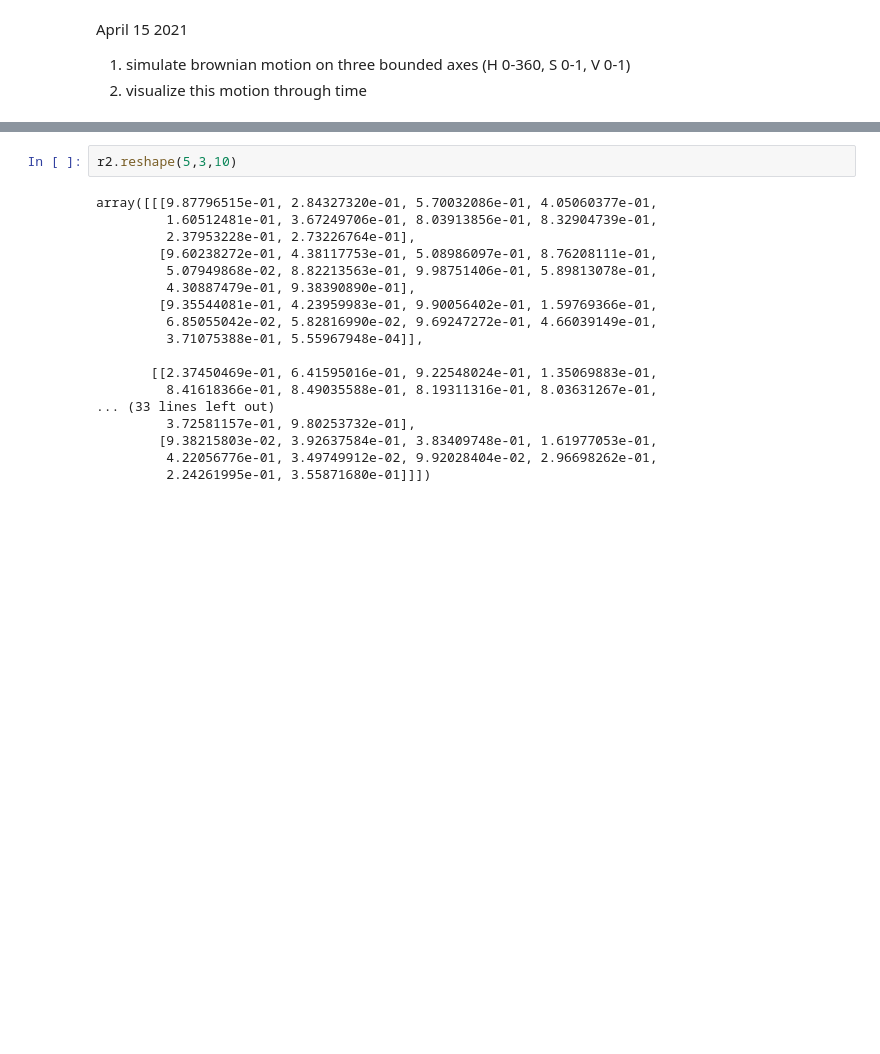
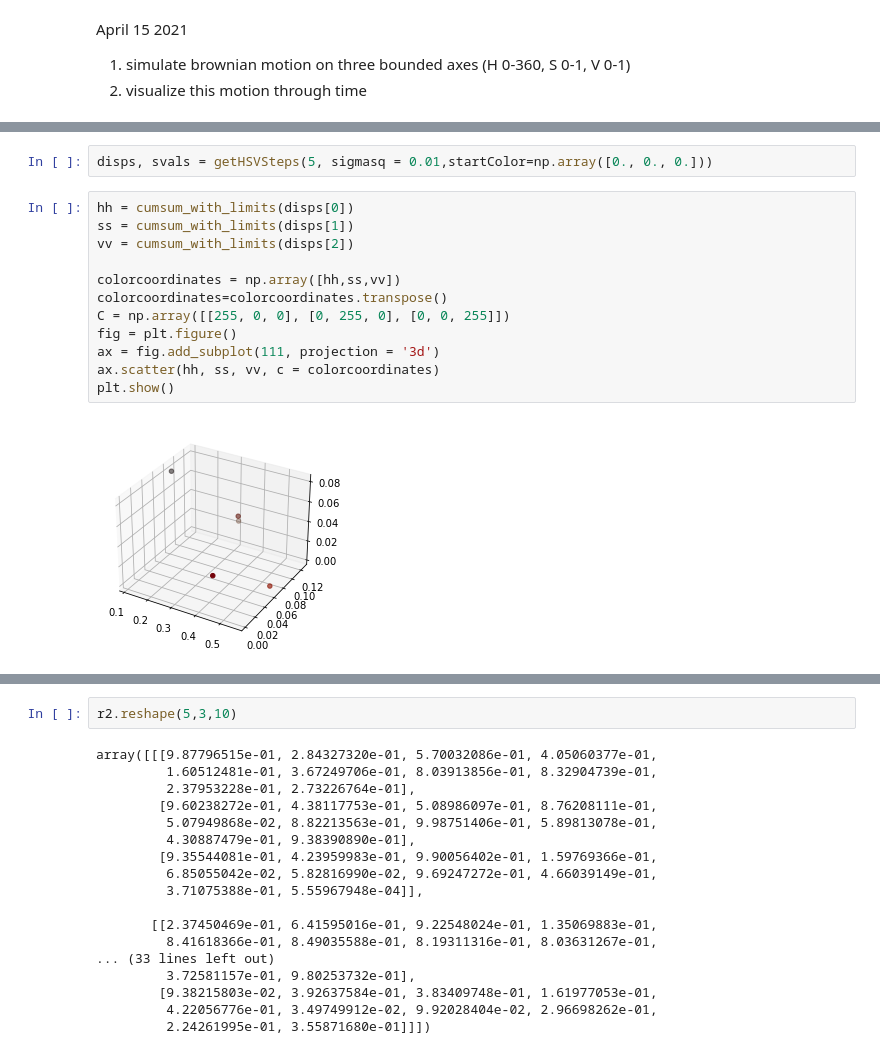
Before and after one commit to michaelalfaro/colordiffuser, a Jupyter notebook: color_diffuser.ipynb, the cells around one changed output, grey strips where cells are left out. Cells and saved outputs as stored; diff of their text form; blank space fills up the shorter version.

```diff
--- a/color_diffuser.ipynb
+++ b/color_diffuser.ipynb
@@ -9,0 +135,16 @@ temp.shape
+# %%
+disps, svals = getHSVSteps(5, sigmasq = 0.01,startColor=np.array([0., 0., 0.]))
+# %%
+hh = cumsum_with_limits(disps[0])
+ss = cumsum_with_limits(disps[1])
+vv = cumsum_with_limits(disps[2])
+
+colorcoordinates = np.array([hh,ss,vv])
+colorcoordinates=colorcoordinates.transpose()
+C = np.array([[255, 0, 0], [0, 255, 0], [0, 0, 255]])
+fig = plt.figure()
+ax = fig.add_subplot(111, projection = '3d')
+ax.scatter(hh, ss, vv, c = colorcoordinates)
+plt.show()
+# %% [output]
+[figure, added]
```
Also changed, not shown: parts of 20 cells of this notebook.
